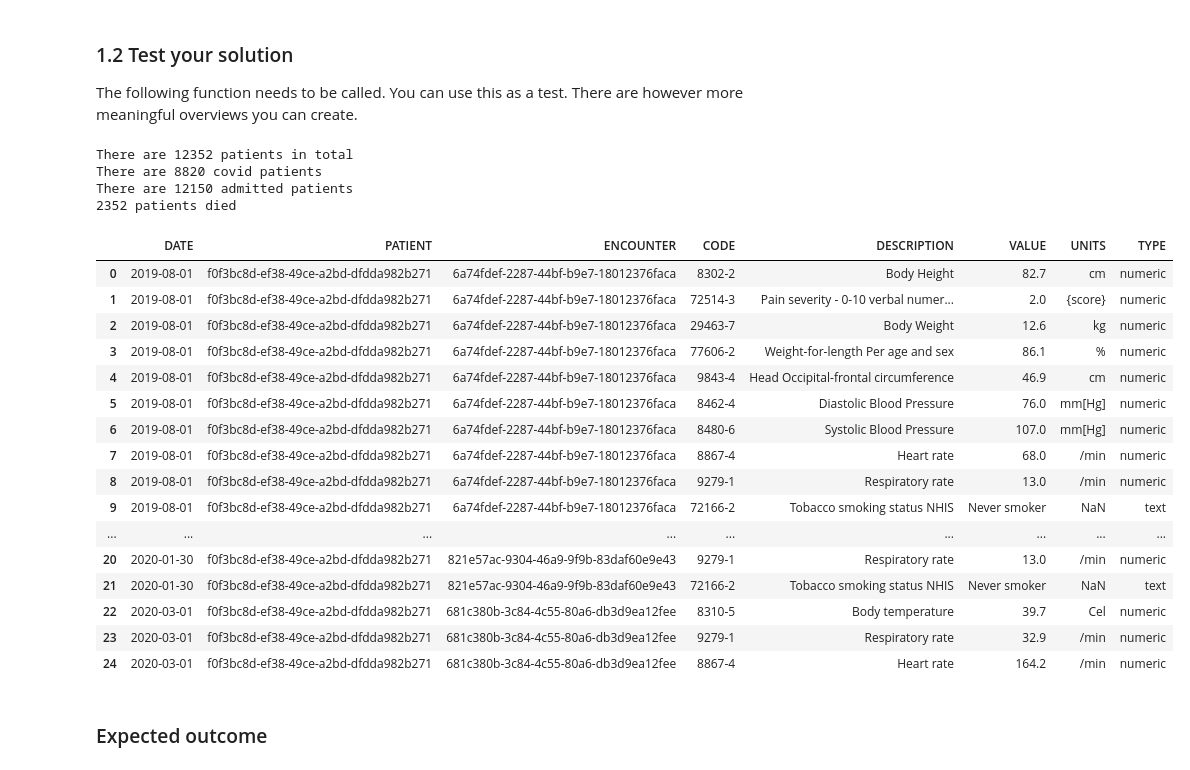
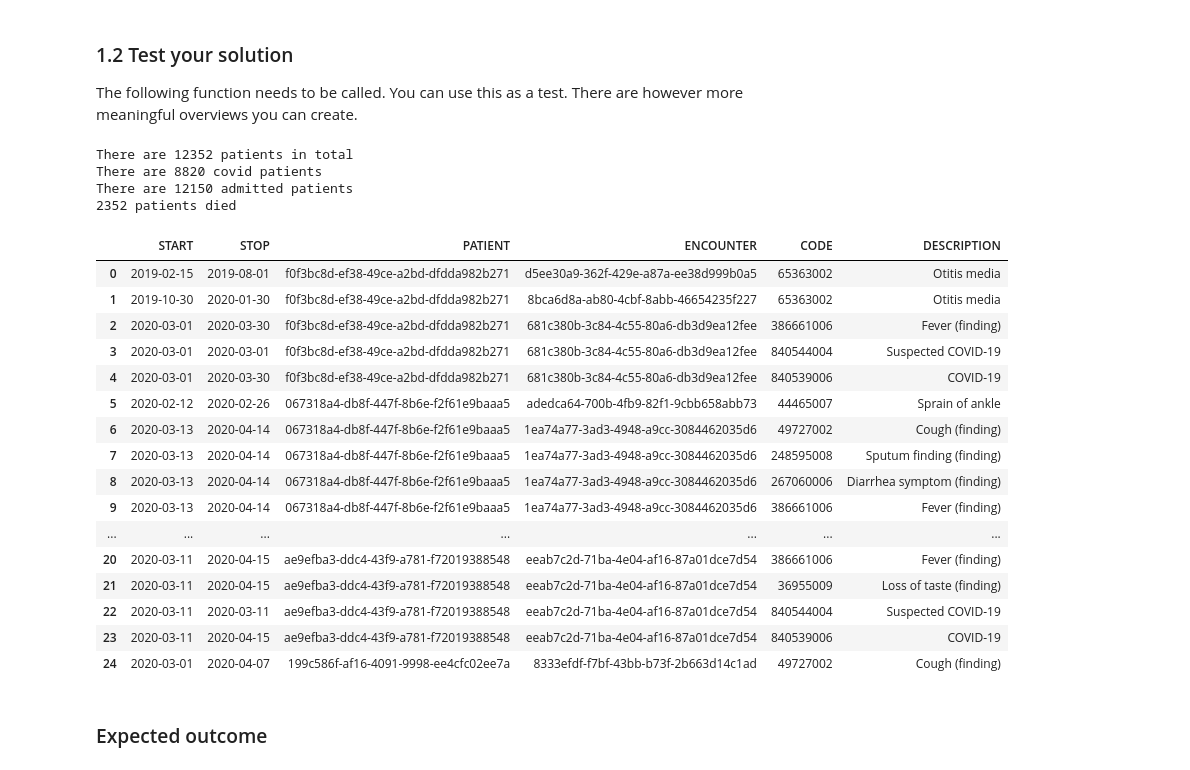
Before and after one commit to Magiduck/Programming1, a Jupyter notebook: assessments/Assignment_week_03.ipynb, the cells around one changed output. Saved outputs shown, nothing was run; the diff lists cells and outputs as text; code cells hidden in the pictures.

```diff
--- a/assessments/Assignment_week_03.ipynb
+++ b/assessments/Assignment_week_03.ipynb
@@ -111,39 +111,39 @@ you can create.
 # %%
 def part1(num_pat, num_cov, num_admitted, num_died):
     print(f'There are {num_pat} patients in total')
     print(f'There are {num_cov} covid patients')
     print(f'There are {num_admitted} admitted patients')
     print(f'{num_died} patients died')
 
 part1(len(patients.Id.unique()), len(conditions[conditions.CODE == 840539006]), len(observations[observations.CODE == "94531-1"]), len(patients[patients.DEATHDATE.notnull()]))
 
-# conditions.head(25)
+conditions.head(25)
 # patients.head(25)
-observations.head(25)
+# observations.head(25)
 # careplans.head(25)
 # encounters.head(25)
 # %% [output]
 There are 12352 patients in total
 There are 8820 covid patients
 There are 12150 admitted patients
 2352 patients died
-|  | DATE | PATIENT | ENCOUNTER | CODE | DESCRIPTION | VALUE | UNITS | TYPE |
-| 0 | 2019-08-01 | f0f3bc8d-ef38-49ce-a2bd-dfdda982b271 | 6a74fdef-2287-44bf-b9e7-18012376faca | 8302-2 | Body Height | 82.7 | cm | numeric |
-| 1 | 2019-08-01 | f0f3bc8d-ef38-49ce-a2bd-dfdda982b271 | 6a74fdef-2287-44bf-b9e7-18012376faca | 72514-3 | Pain severity - 0-10 verbal numer... | 2.0 | {score} | numeric |
-| 2 | 2019-08-01 | f0f3bc8d-ef38-49ce-a2bd-dfdda982b271 | 6a74fdef-2287-44bf-b9e7-18012376faca | 29463-7 | Body Weight | 12.6 | kg | numeric |
-| 3 | 2019-08-01 | f0f3bc8d-ef38-49ce-a2bd-dfdda982b271 | 6a74fdef-2287-44bf-b9e7-18012376faca | 77606-2 | Weight-for-length Per age and sex | 86.1 | % | numeric |
-| 4 | 2019-08-01 | f0f3bc8d-ef38-49ce-a2bd-dfdda982b271 | 6a74fdef-2287-44bf-b9e7-18012376faca | 9843-4 | Head Occipital-frontal circumference | 46.9 | cm | numeric |
-| 5 | 2019-08-01 | f0f3bc8d-ef38-49ce-a2bd-dfdda982b271 | 6a74fdef-2287-44bf-b9e7-18012376faca | 8462-4 | Diastolic Blood Pressure | 76.0 | mm[Hg] | numeric |
-| 6 | 2019-08-01 | f0f3bc8d-ef38-49ce-a2bd-dfdda982b271 | 6a74fdef-2287-44bf-b9e7-18012376faca | 8480-6 | Systolic Blood Pressure | 107.0 | mm[Hg] | numeric |
-| 7 | 2019-08-01 | f0f3bc8d-ef38-49ce-a2bd-dfdda982b271 | 6a74fdef-2287-44bf-b9e7-18012376faca | 8867-4 | Heart rate | 68.0 | /min | numeric |
-| 8 | 2019-08-01 | f0f3bc8d-ef38-49ce-a2bd-dfdda982b271 | 6a74fdef-2287-44bf-b9e7-18012376faca | 9279-1 | Respiratory rate | 13.0 | /min | numeric |
-| 9 | 2019-08-01 | f0f3bc8d-ef38-49ce-a2bd-dfdda982b271 | 6a74fdef-2287-44bf-b9e7-18012376faca | 72166-2 | Tobacco smoking status NHIS | Never smoker | NaN | text |
-| ... | ... | ... | ... | ... | ... | ... | ... | ... |
-| 20 | 2020-01-30 | f0f3bc8d-ef38-49ce-a2bd-dfdda982b271 | 821e57ac-9304-46a9-9f9b-83daf60e9e43 | 9279-1 | Respiratory rate | 13.0 | /min | numeric |
-| 21 | 2020-01-30 | f0f3bc8d-ef38-49ce-a2bd-dfdda982b271 | 821e57ac-9304-46a9-9f9b-83daf60e9e43 | 72166-2 | Tobacco smoking status NHIS | Never smoker | NaN | text |
-| 22 | 2020-03-01 | f0f3bc8d-ef38-49ce-a2bd-dfdda982b271 | 681c380b-3c84-4c55-80a6-db3d9ea12fee | 8310-5 | Body temperature | 39.7 | Cel | numeric |
-| 23 | 2020-03-01 | f0f3bc8d-ef38-49ce-a2bd-dfdda982b271 | 681c380b-3c84-4c55-80a6-db3d9ea12fee | 9279-1 | Respiratory rate | 32.9 | /min | numeric |
-| 24 | 2020-03-01 | f0f3bc8d-ef38-49ce-a2bd-dfdda982b271 | 681c380b-3c84-4c55-80a6-db3d9ea12fee | 8867-4 | Heart rate | 164.2 | /min | numeric |
+|  | START | STOP | PATIENT | ENCOUNTER | CODE | DESCRIPTION |
+| 0 | 2019-02-15 | 2019-08-01 | f0f3bc8d-ef38-49ce-a2bd-dfdda982b271 | d5ee30a9-362f-429e-a87a-ee38d999b0a5 | 65363002 | Otitis media |
+| 1 | 2019-10-30 | 2020-01-30 | f0f3bc8d-ef38-49ce-a2bd-dfdda982b271 | 8bca6d8a-ab80-4cbf-8abb-46654235f227 | 65363002 | Otitis media |
+| 2 | 2020-03-01 | 2020-03-30 | f0f3bc8d-ef38-49ce-a2bd-dfdda982b271 | 681c380b-3c84-4c55-80a6-db3d9ea12fee | 386661006 | Fever (finding) |
+| 3 | 2020-03-01 | 2020-03-01 | f0f3bc8d-ef38-49ce-a2bd-dfdda982b271 | 681c380b-3c84-4c55-80a6-db3d9ea12fee | 840544004 | Suspected COVID-19 |
+| 4 | 2020-03-01 | 2020-03-30 | f0f3bc8d-ef38-49ce-a2bd-dfdda982b271 | 681c380b-3c84-4c55-80a6-db3d9ea12fee | 840539006 | COVID-19 |
+| 5 | 2020-02-12 | 2020-02-26 | 067318a4-db8f-447f-8b6e-f2f61e9baaa5 | adedca64-700b-4fb9-82f1-9cbb658abb73 | 44465007 | Sprain of ankle |
+| 6 | 2020-03-13 | 2020-04-14 | 067318a4-db8f-447f-8b6e-f2f61e9baaa5 | 1ea74a77-3ad3-4948-a9cc-3084462035d6 | 49727002 | Cough (finding) |
+| 7 | 2020-03-13 | 2020-04-14 | 067318a4-db8f-447f-8b6e-f2f61e9baaa5 | 1ea74a77-3ad3-4948-a9cc-3084462035d6 | 248595008 | Sputum finding (finding) |
+| 8 | 2020-03-13 | 2020-04-14 | 067318a4-db8f-447f-8b6e-f2f61e9baaa5 | 1ea74a77-3ad3-4948-a9cc-3084462035d6 | 267060006 | Diarrhea symptom (finding) |
+| 9 | 2020-03-13 | 2020-04-14 | 067318a4-db8f-447f-8b6e-f2f61e9baaa5 | 1ea74a77-3ad3-4948-a9cc-3084462035d6 | 386661006 | Fever (finding) |
+| ... | ... | ... | ... | ... | ... | ... |
+| 20 | 2020-03-11 | 2020-04-15 | ae9efba3-ddc4-43f9-a781-f72019388548 | eeab7c2d-71ba-4e04-af16-87a01dce7d54 | 386661006 | Fever (finding) |
+| 21 | 2020-03-11 | 2020-04-15 | ae9efba3-ddc4-43f9-a781-f72019388548 | eeab7c2d-71ba-4e04-af16-87a01dce7d54 | 36955009 | Loss of taste (finding) |
+| 22 | 2020-03-11 | 2020-03-11 | ae9efba3-ddc4-43f9-a781-f72019388548 | eeab7c2d-71ba-4e04-af16-87a01dce7d54 | 840544004 | Suspected COVID-19 |
+| 23 | 2020-03-11 | 2020-04-15 | ae9efba3-ddc4-43f9-a781-f72019388548 | eeab7c2d-71ba-4e04-af16-87a01dce7d54 | 840539006 | COVID-19 |
+| 24 | 2020-03-01 | 2020-04-07 | 199c586f-af16-4091-9998-ee4cfc02ee7a | 8333efdf-f7bf-43bb-b73f-2b663d14c1ad | 49727002 | Cough (finding) |
 # %% [markdown]
 ### Expected outcome
 # %% [raw]
```
Also changed, not shown: parts of 2 cells of this notebook.
